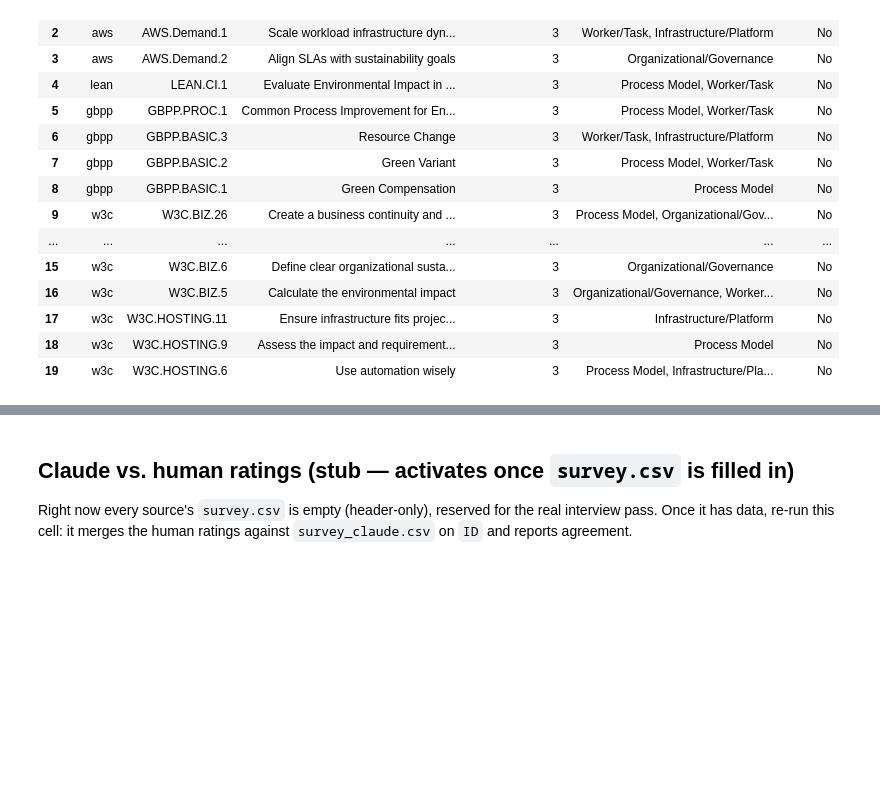
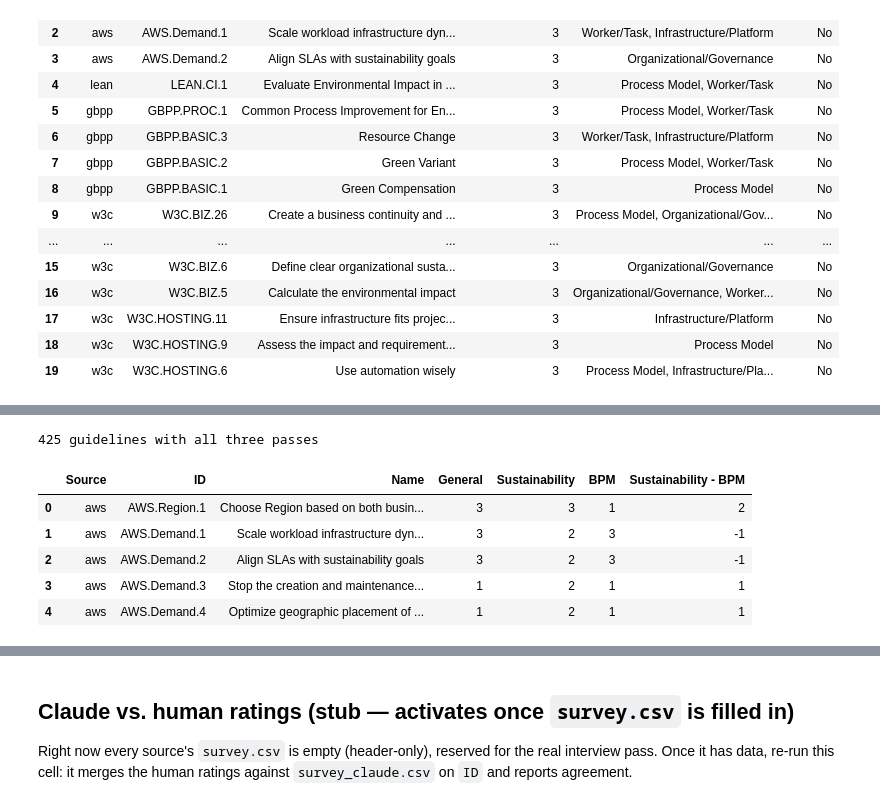
Before and after one commit to nyuuyn/green-bpm-survey, a Jupyter notebook: analysis.ipynb, the cells around one changed output, grey strips where cells are left out. Cells and saved outputs as stored; diff of their text form; code cells hidden in the pictures; blank space fills up the shorter version.

```diff
--- a/analysis.ipynb
+++ b/analysis.ipynb
@@ -265,0 +285,32 @@ top
+# %%
+def load_persona(source, persona):
+    survey_path = GUIDELINES_DIR / source / f"survey_claude_{persona}.csv"
+    survey = pd.read_csv(survey_path, encoding="utf-8-sig")
+    survey["Source"] = source
+    return survey
+
+sustainability_df = pd.concat([load_persona(s, "sustainability") for s in SOURCES], ignore_index=True)
+bpm_df = pd.concat([load_persona(s, "bpm") for s in SOURCES], ignore_index=True)
+
+for frame in (sustainability_df, bpm_df):
+    frame["BPM Relevance"] = pd.to_numeric(frame["BPM Relevance"], errors="coerce")
+
+# One row per guideline, one relevance column per pass, for direct comparison.
+compare = (
+    df[["Source", "ID", "Name", "BPM Relevance"]]
+    .rename(columns={"BPM Relevance": "General"})
+    .merge(sustainability_df[["ID", "BPM Relevance"]].rename(columns={"BPM Relevance": "Sustainability"}), on="ID")
+    .merge(bpm_df[["ID", "BPM Relevance"]].rename(columns={"BPM Relevance": "BPM"}), on="ID")
+)
+compare["Sustainability - BPM"] = compare["Sustainability"] - compare["BPM"]
+
+print(f"{len(compare)} guidelines with all three passes")
+compare.head()
+# %% [output]
+425 guidelines with all three passes
+|  | Source | ID | Name | General | Sustainability | BPM | Sustainability - BPM |
+| 0 | aws | AWS.Region.1 | Choose Region based on both busin... | 3 | 3 | 1 | 2 |
+| 1 | aws | AWS.Demand.1 | Scale workload infrastructure dyn... | 3 | 2 | 3 | -1 |
+| 2 | aws | AWS.Demand.2 | Align SLAs with sustainability goals | 3 | 2 | 3 | -1 |
+| 3 | aws | AWS.Demand.3 | Stop the creation and maintenance... | 1 | 2 | 1 | 1 |
+| 4 | aws | AWS.Demand.4 | Optimize geographic placement of ... | 1 | 2 | 1 | 1 |
```
Also changed, not shown: parts of 4 cells of this notebook, 20 other files.
